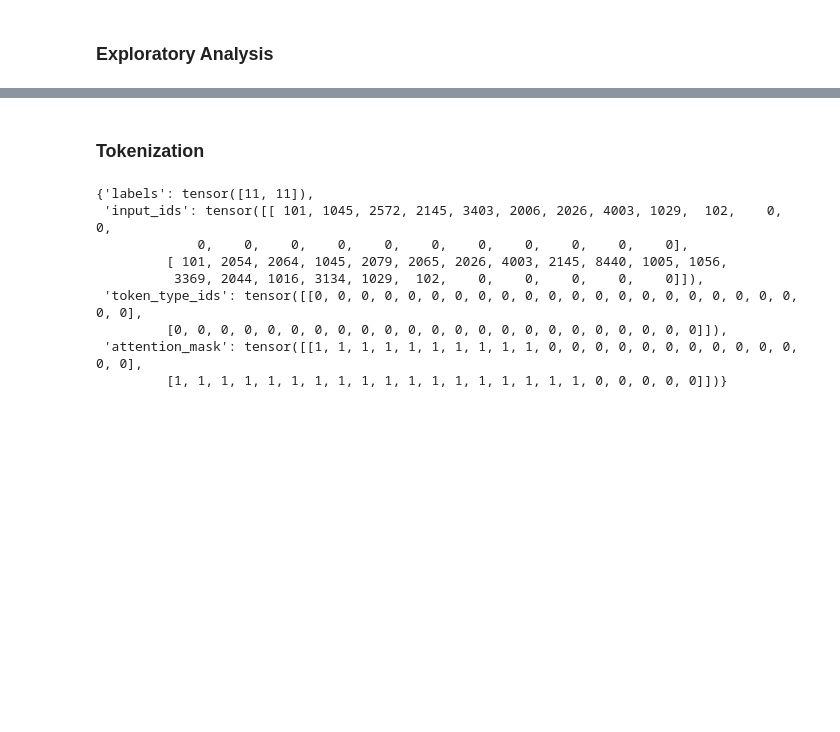
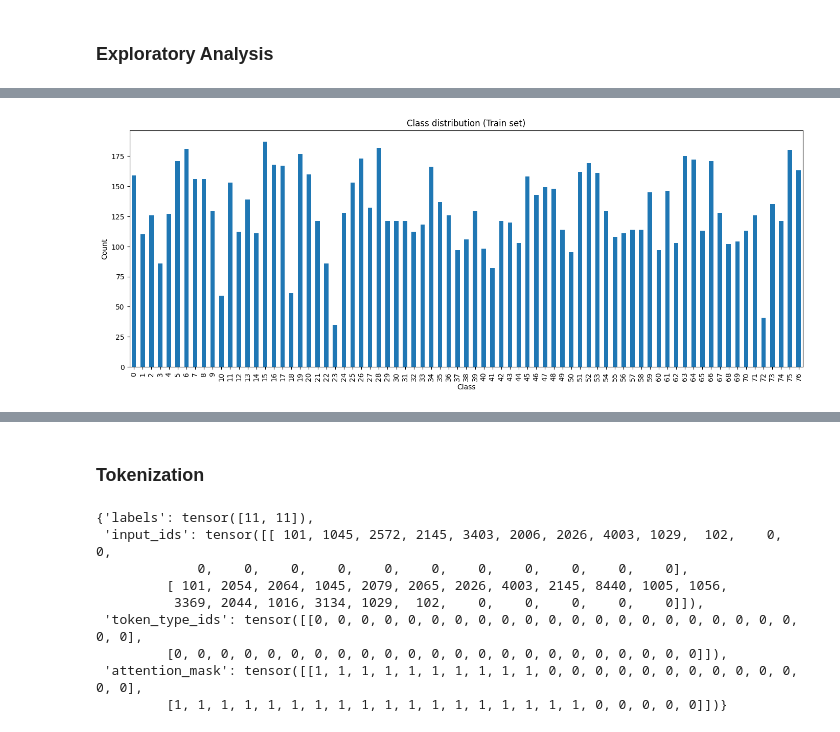
Before and after one commit to toludoyin/BERT-based-intelligent-ticket-classification, a Jupyter notebook: ticket-classification.ipynb, the cells around one changed output, grey strips where cells are left out. Cells and saved outputs as stored; diff of their text form; code cells hidden in the pictures; blank space fills up the shorter version.

```diff
--- a/ticket-classification.ipynb
+++ b/ticket-classification.ipynb
@@ -46,0 +44,5 @@ bank_df['train'][:5]
+# %%
+test_df = bank_df["test"].to_pandas()
+train_df = bank_df["train"].to_pandas()
+
+train_df.head()
@@ -76,0 +76,9 @@ plt.show()
+# %%
+# class distribution
+train_df["label"].value_counts().sort_index().plot(kind="bar", figsize=(17,6))
+plt.title("Class distribution (Train set)")
+plt.xlabel("Class")
+plt.ylabel("Count")
+plt.show()
+# %% [output]
+[figure, added]
```
Also changed, not shown: parts of 34 cells of this notebook.
